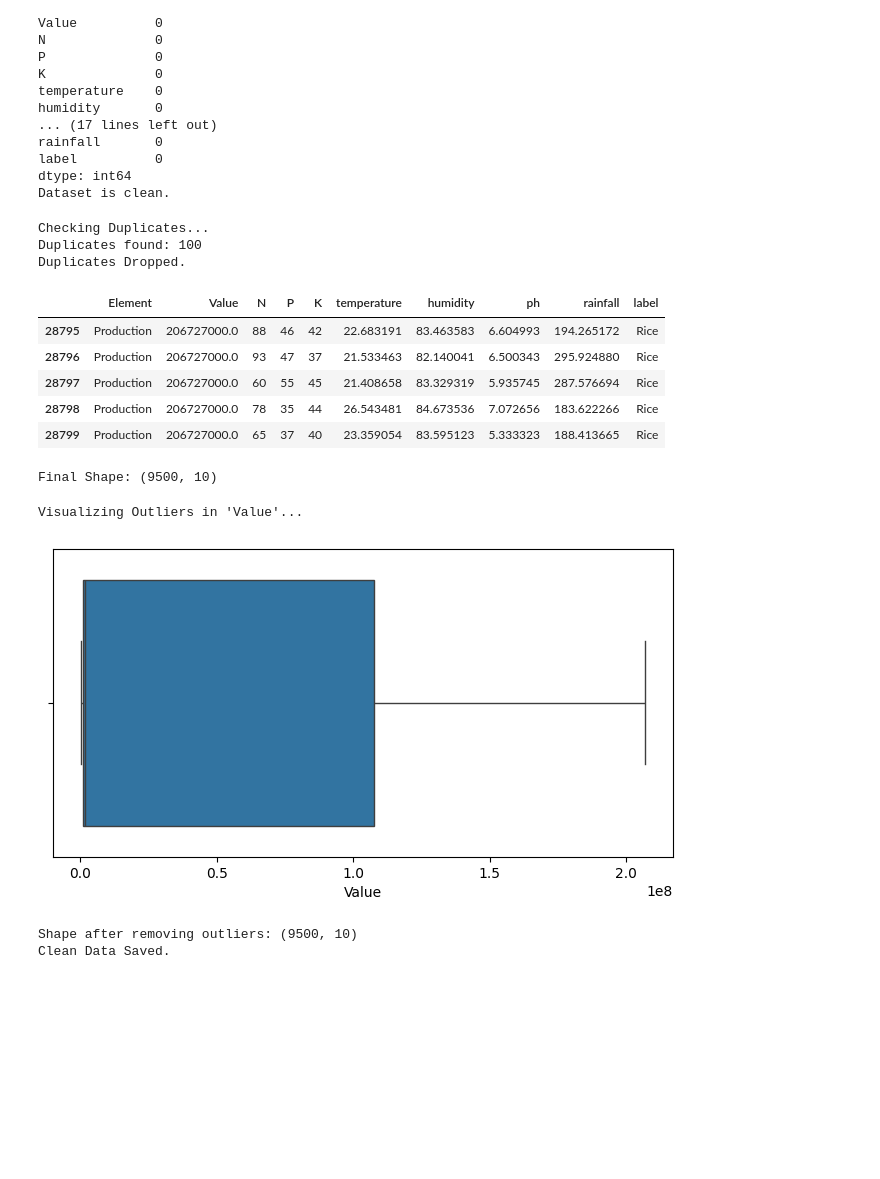
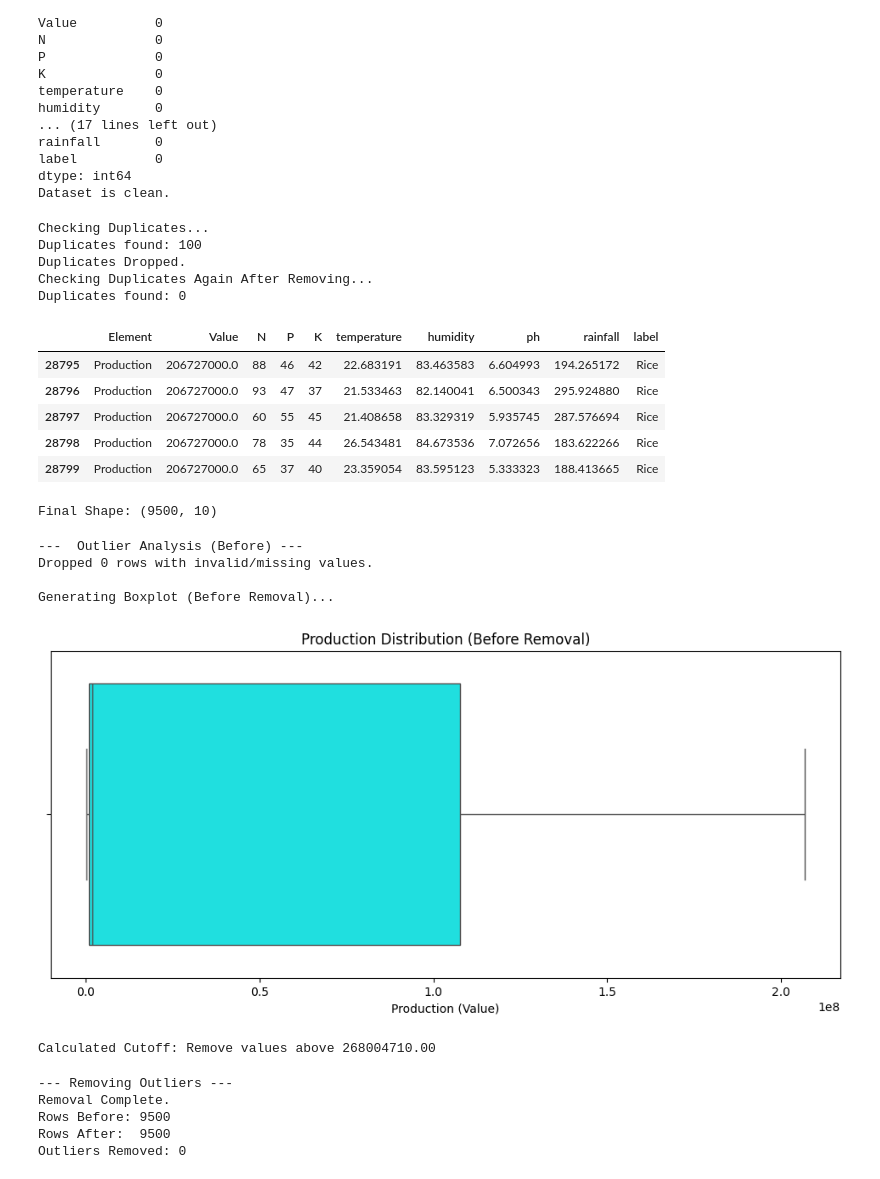
Before and after one commit to springboardmentor2468a-lab/AgriYield, a Jupyter notebook: AI AgriYield Predictor/AI AgriYield Predictor.ipynb, the cells around one changed output. Saved outputs shown, nothing was run; the diff lists cells and outputs as text; code cells hidden in the pictures; blank space fills up the shorter version.

```diff
--- a/AI AgriYield Predictor/AI AgriYield Predictor.ipynb
+++ b/AI AgriYield Predictor/AI AgriYield Predictor.ipynb
@@ -314,6 +314,9 @@ try:
     if dupes > 0:
         final_df = final_df.drop_duplicates()
         print("Duplicates Dropped.")
+    print("Checking Duplicates Again After Removing...")
+    dupes = final_df.duplicated().sum()
+    print(f"Duplicates found: {dupes}")
     display(final_df.tail())
 
     # display(final_df.tail())
@@ -324,6 +327,8 @@ except Exception as e:
 Checking Duplicates...
 Duplicates found: 100
 Duplicates Dropped.
+Checking Duplicates Again After Removing...
+Duplicates found: 0
 |  | Element | Value | N | P | K | temperature | humidity | ph | rainfall | label |
 | 28795 | Production | 206727000.0 | 88 | 46 | 42 | 22.683191 | 83.463583 | 6.604993 | 194.265172 | Rice |
 | 28796 | Production | 206727000.0 | 93 | 47 | 37 | 21.533463 | 82.140041 | 6.500343 | 295.924880 | Rice |
@@ -333,30 +338,61 @@ Duplicates Dropped.
 Final Shape: (9500, 10)
 # %%
 try:
-    print("Visualizing Outliers in 'Value'...")
+    print("---  Outlier Analysis (Before) ---")
 
     final_df['Value'] = pd.to_numeric(final_df['Value'], errors='coerce')
+
+    initial_count = final_df.shape[0]
     final_df = final_df.dropna(subset=['Value'])
+    dropped = initial_count - final_df.shape[0]
+    print(f"Dropped {dropped} rows with invalid/missing values.")
 
-    plt.figure(figsize=(8, 4))
-    sns.boxplot(x=final_df['Value'])
+    print("\nGenerating Boxplot (Before Removal)...")
+    plt.figure(figsize=(12, 5))
+    sns.boxplot(x=final_df['Value'], color='aqua')
+    plt.title('Production Distribution (Before Removal)')
+    plt.xlabel('Production (Value)')
     plt.show()
 
     Q1 = final_df['Value'].quantile(0.25)
     Q3 = final_df['Value'].quantile(0.75)
     IQR = Q3 - Q1
+
     lower_bound = Q1 - 1.5 * IQR
     upper_bound = Q3 + 1.5 * IQR
 
-    final_df = final_df[(final_df['Value'] >= lower_bound) & (final_df['Value'] <= upper_bound)]
-    print(f"Shape after removing outliers: {final_df.shape}")
+    print(f"\nCalculated Cutoff: Remove values above {upper_bound:.2f}")
 
-    final_df.to_csv('Datasets/Final_Agri_Data.csv', index=False)
-    print("Clean Data Saved.")
 except Exception as e:
-    print(f"Error: {e}")
+    print(f"Error in Part 1: {e}")
 # %% [output]
-Visualizing Outliers in 'Value'...
+---  Outlier Analysis (Before) ---
+Dropped 0 rows with invalid/missing values.
+
+Generating Boxplot (Before Removal)...
-[figure, old version]
+[figure, new version]
-Shape after removing outliers: (9500, 10)
-Clean Data Saved.
+Calculated Cutoff: Remove values above 268004710.00
+# %%
+try:
+    print("--- Removing Outliers ---")
+
+    rows_before = final_df.shape[0]
+
+    final_df = final_df[(final_df['Value'] >= lower_bound) & (final_df['Value'] <= upper_bound)]
+
+    rows_after = final_df.shape[0]
+    dropped_outliers = rows_before - rows_after
+
+    print(f"Removal Complete.")
+    print(f"Rows Before: {rows_before}")
+    print(f"Rows After:  {rows_after}")
+    print(f"Outliers Removed: {dropped_outliers}")
+
+except Exception as e:
+    print(f"Error in Part 2: {e}")
+# %% [output]
+--- Removing Outliers ---
+Removal Complete.
+Rows Before: 9500
+Rows After:  9500
+Outliers Removed: 0
```
Also changed, not shown: parts of 4 cells of this notebook.
